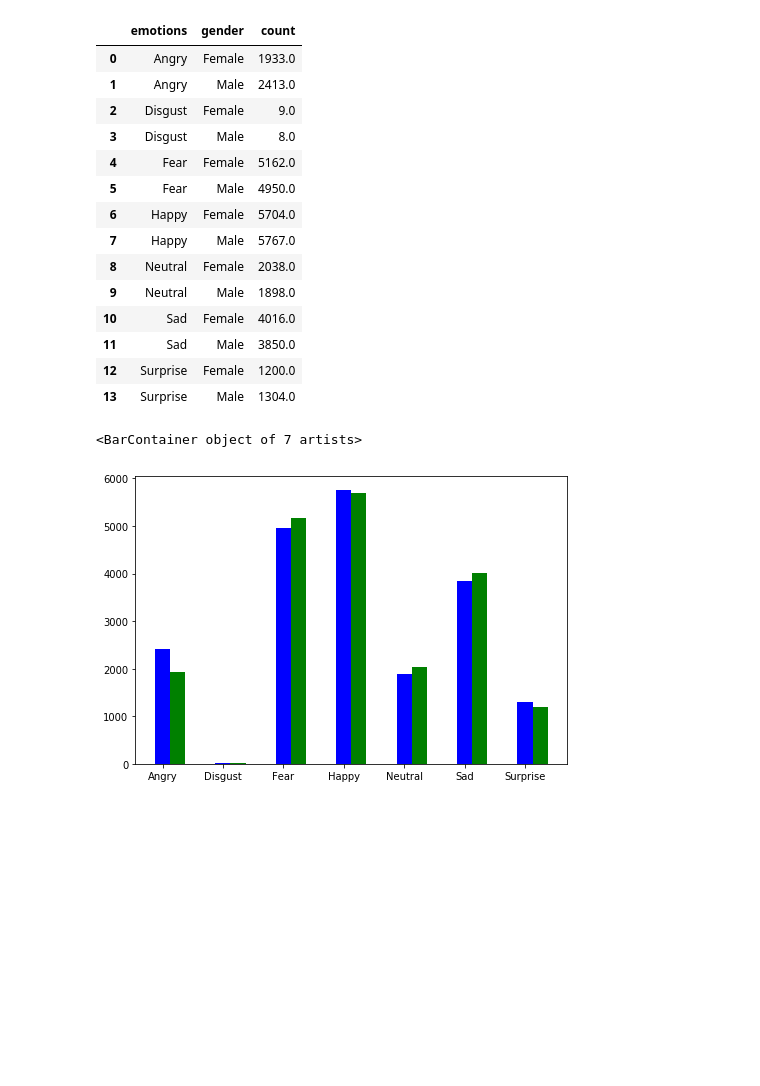
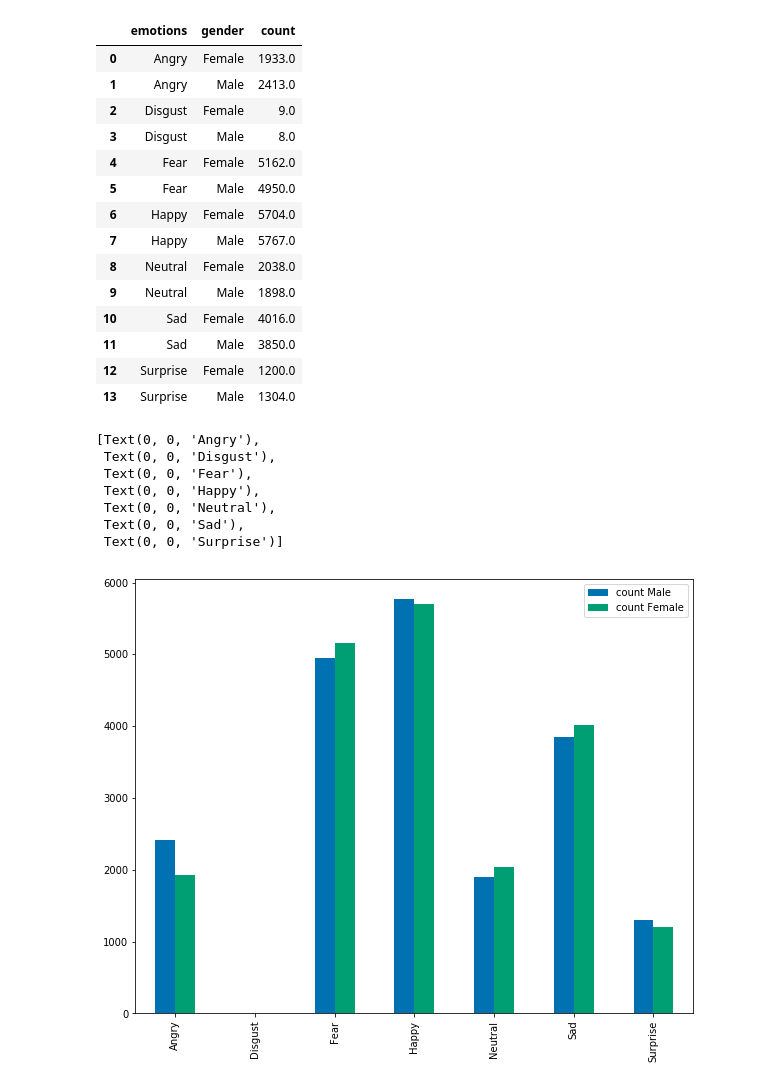
Before and after one commit to EwertonDCSilv/emotion_faces, a Jupyter notebook: tp.ipynb, the cells around one changed output. Drawn from its saved outputs; the diff is of its cells as text; code cells hidden in the pictures; blank space fills up the shorter version.

Commit message:
Create chart for analisys

```diff
--- a/tp.ipynb
+++ b/tp.ipynb
@@ -215,0 +157,4 @@ df.head(10)
+# %%
+# Importing result images classification
+df = pd.read_csv('label/emotions-fairface.csv', index_col=0)
+df.head(5)
@@ -216,7 +168,32 @@ df.head(10)
+# %%
+def mergeForPlot(df, colName):
+    # Define labels for aixes X
+    emotions_list = list(df['emotions'].unique())
+
+    # Set of ages
+    labels = set(df[colName])
+
+    # Define empty dataframe
+    df_merge = pd.DataFrame({})
+
+    for label in labels:
+
+        # Group for age
+        exp = colName+' == "'+label +'"'
+        data = df.query(exp)
+        data = data[["emotions","count"]]
+        data.columns = ["emotions","count "+label]
+
+        if df_merge.shape[0] == 0:
+            df_merge = data
+        else:
+            df_merge = pd.merge(df_merge,data, on="emotions", how ="outer")
+
+    return df_merge
 # %%
-gender = df.groupby(["emotions", "gender"], as_index=False).sum()
-gender.columns = ["emotions", "gender", "count"]
-gender
+df_gender = df.groupby(["emotions", "gender"], as_index=False).sum()
+df_gender.columns = ["emotions", "gender", "count"]
+df_gender
 # %% [output]
 |  | emotions | gender | count |
 | 0 | Angry | Female | 1933.0 |
@@ -233,23 +210,18 @@ gender
 | 11 | Sad | Male | 3850.0 |
 | 12 | Surprise | Female | 1200.0 |
 | 13 | Surprise | Male | 1304.0 |
-# %%
-emotions_list = [""]
-emotions_list[1:] = males['emotions'].unique()
-male = list(gender.query('gender=="Male"')['count'])
-female = list(gender.query('gender=="Female"')['count'])
-
-X = np.arange(7)
-
-fig = plt.figure()
-ax = fig.add_axes([0,0,1,1])
-
-ax.set_xticklabels(labels =emotions_list, minor=False)
-
-ax.bar(X + 0.00, male, color = 'b', width = 0.25)
-ax.bar(X + 0.25, female, color = 'g', width = 0.25)
-# ax.bar.xticks(labels = emotions_list)
-# %% [output]
-<BarContainer object of 7 artists>
-[figure, removed]
+# %%
+emotions_list = list(gender['emotions'].unique())
+
+df_merge = mergeForPlot(df_gender,'gender')
+df_merge.plot.bar().set_xticklabels(emotions_list)
+# %% [output]
+[Text(0, 0, 'Angry'),
+ Text(0, 0, 'Disgust'),
+ Text(0, 0, 'Fear'),
+ Text(0, 0, 'Happy'),
+ Text(0, 0, 'Neutral'),
+ Text(0, 0, 'Sad'),
+ Text(0, 0, 'Surprise')]
+[figure, added]
 # %%
```
Also changed, not shown: parts of 22 cells of this notebook, 1 other file.
